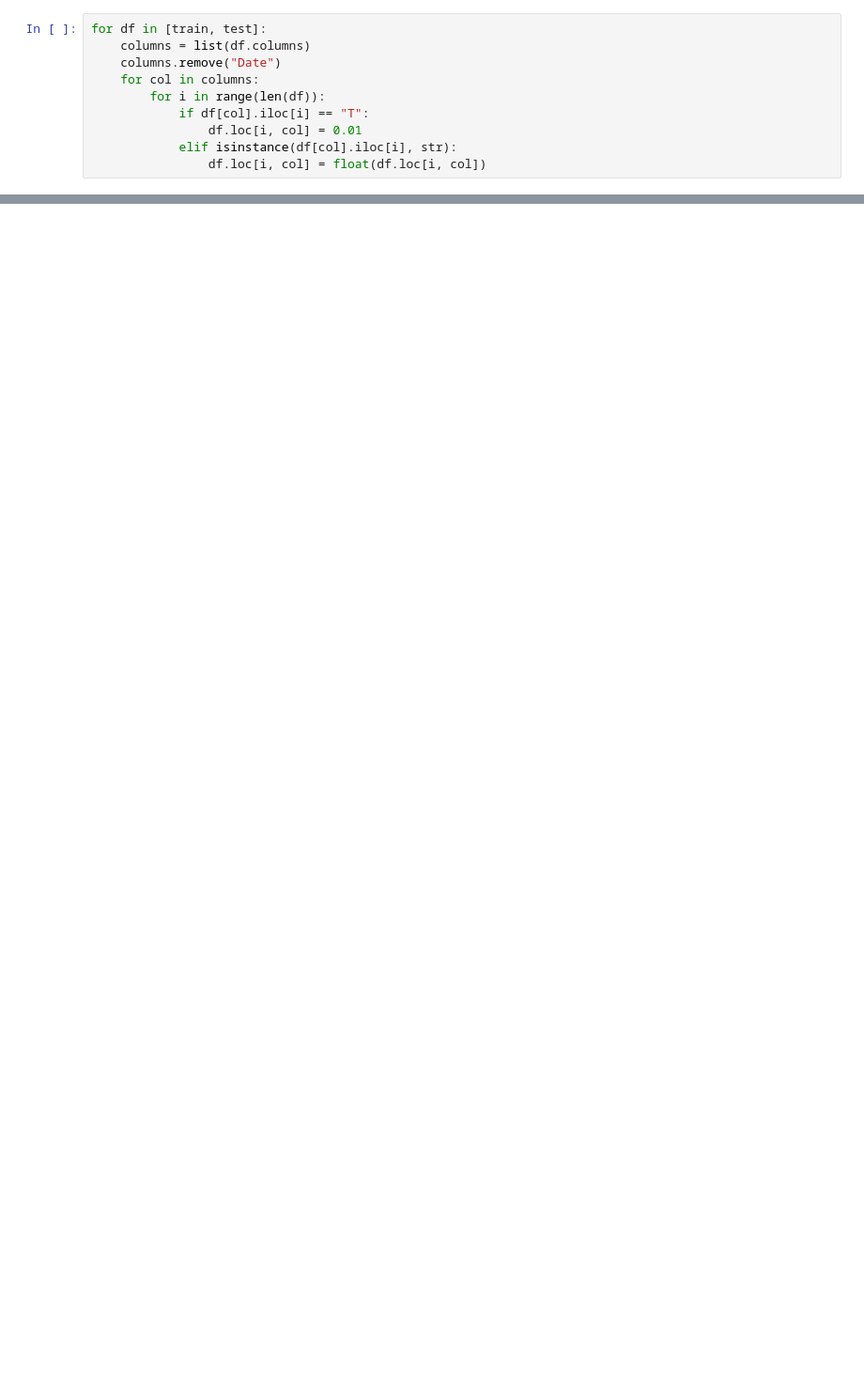
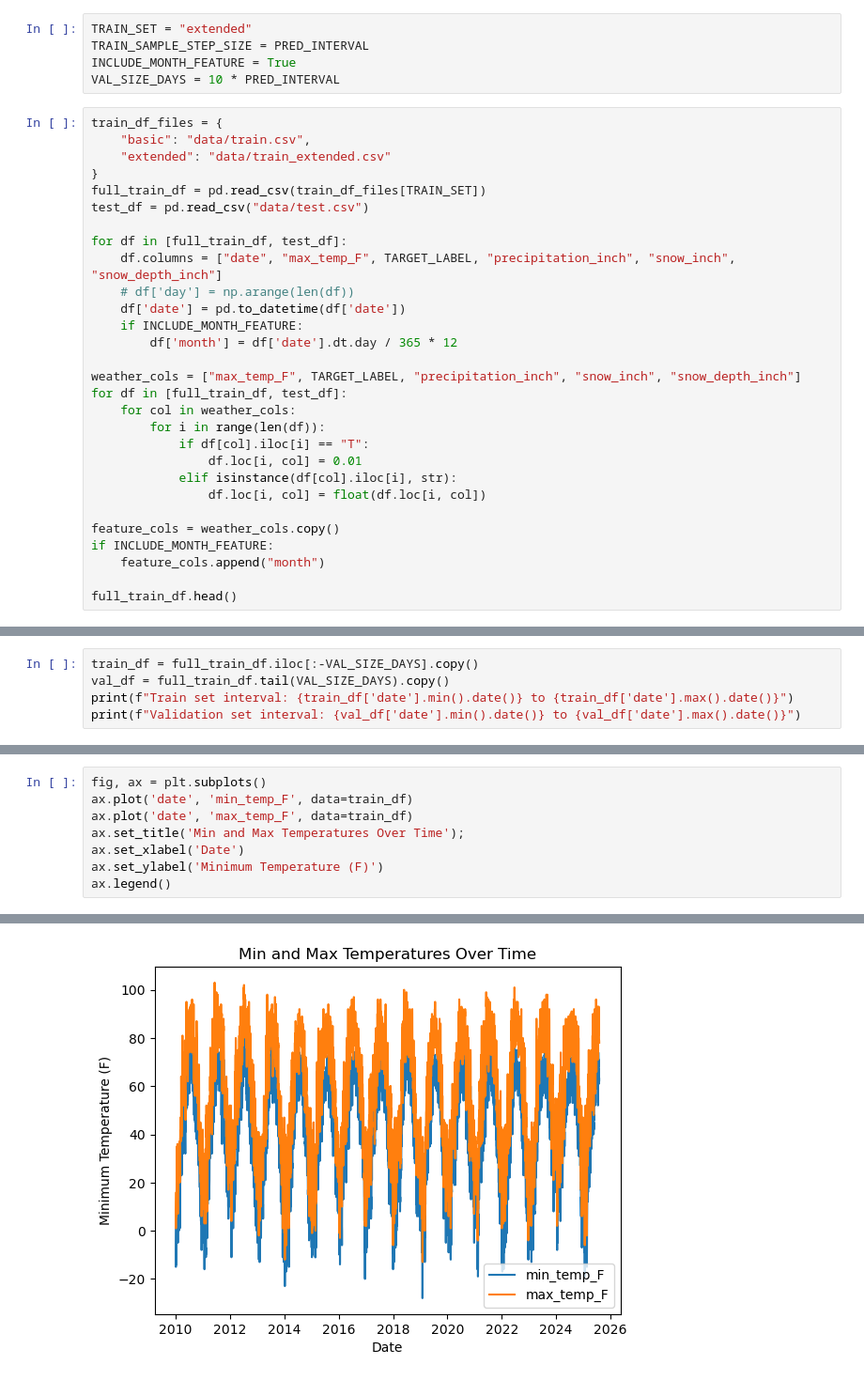
Before and after one commit to Mikael-Lenander/weather-prediction, a Jupyter notebook: weather_prediciton.ipynb, the cells around one changed output, grey strips where cells are left out. Shown at 94% size. Drawn from its saved outputs; the diff is of its cells as text; blank space fills up the shorter version.

Commit message:
Add validation set, extended train set, visualizations

```diff
--- a/weather_prediciton.ipynb
+++ b/weather_prediciton.ipynb
@@ -8,10 +12,34 @@ test = pd.read_csv("data/test.csv")
+# %%
+TRAIN_SET = "extended"
+TRAIN_SAMPLE_STEP_SIZE = PRED_INTERVAL
+INCLUDE_MONTH_FEATURE = True
+VAL_SIZE_DAYS = 10 * PRED_INTERVAL
 # %%
-for df in [train, test]:
-    columns = list(df.columns)
-    columns.remove("Date")
-    for col in columns:
+train_df_files = {
+    "basic": "data/train.csv",
+    "extended": "data/train_extended.csv"
+}
+full_train_df = pd.read_csv(train_df_files[TRAIN_SET])
+test_df = pd.read_csv("data/test.csv")
+
+for df in [full_train_df, test_df]:
+    df.columns = ["date", "max_temp_F", TARGET_LABEL, "precipitation_inch", "snow_inch", "snow_depth_inch"]
+    # df['day'] = np.arange(len(df))
+    df['date'] = pd.to_datetime(df['date'])
+    if INCLUDE_MONTH_FEATURE:
+        df['month'] = df['date'].dt.day / 365 * 12
+
+weather_cols = ["max_temp_F", TARGET_LABEL, "precipitation_inch", "snow_inch", "snow_depth_inch"]
+for df in [full_train_df, test_df]:
+    for col in weather_cols:
         for i in range(len(df)):
             if df[col].iloc[i] == "T":
                 df.loc[i, col] = 0.01
             elif isinstance(df[col].iloc[i], str):
                 df.loc[i, col] = float(df.loc[i, col])
+
+feature_cols = weather_cols.copy()
+if INCLUDE_MONTH_FEATURE:
+    feature_cols.append("month")
+
+full_train_df.head()
@@ -17,0 +53,5 @@ for df in [train, test]:
+# %%
+train_df = full_train_df.iloc[:-VAL_SIZE_DAYS].copy()
+val_df = full_train_df.tail(VAL_SIZE_DAYS).copy()
+print(f"Train set interval: {train_df['date'].min().date()} to {train_df['date'].max().date()}")
+print(f"Validation set interval: {val_df['date'].min().date()} to {val_df['date'].max().date()}")
@@ -17,0 +61,9 @@ for df in [train, test]:
+# %%
+fig, ax = plt.subplots()
+ax.plot('date', 'min_temp_F', data=train_df)
+ax.plot('date', 'max_temp_F', data=train_df)
+ax.set_title('Min and Max Temperatures Over Time');
+ax.set_xlabel('Date')
+ax.set_ylabel('Minimum Temperature (F)')
+ax.legend()
+# %% [output]
@@ -17,0 +71 @@ for df in [train, test]:
+[figure, added]
```
Also changed, not shown: parts of 15 cells of this notebook.
